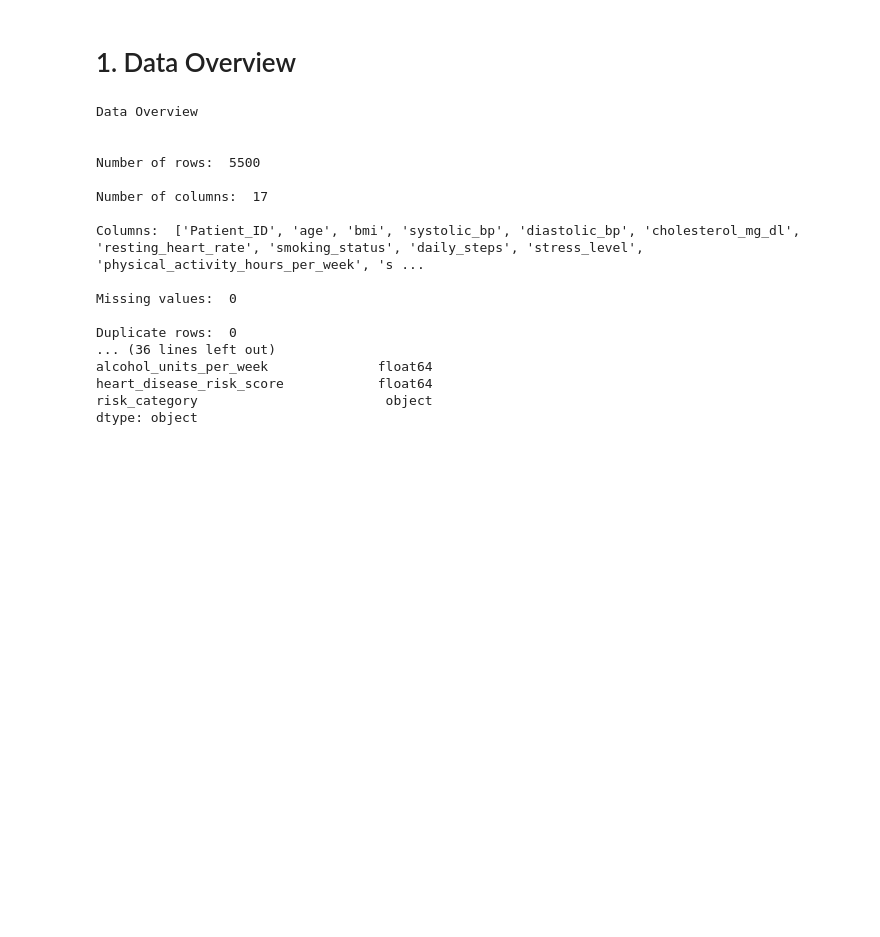
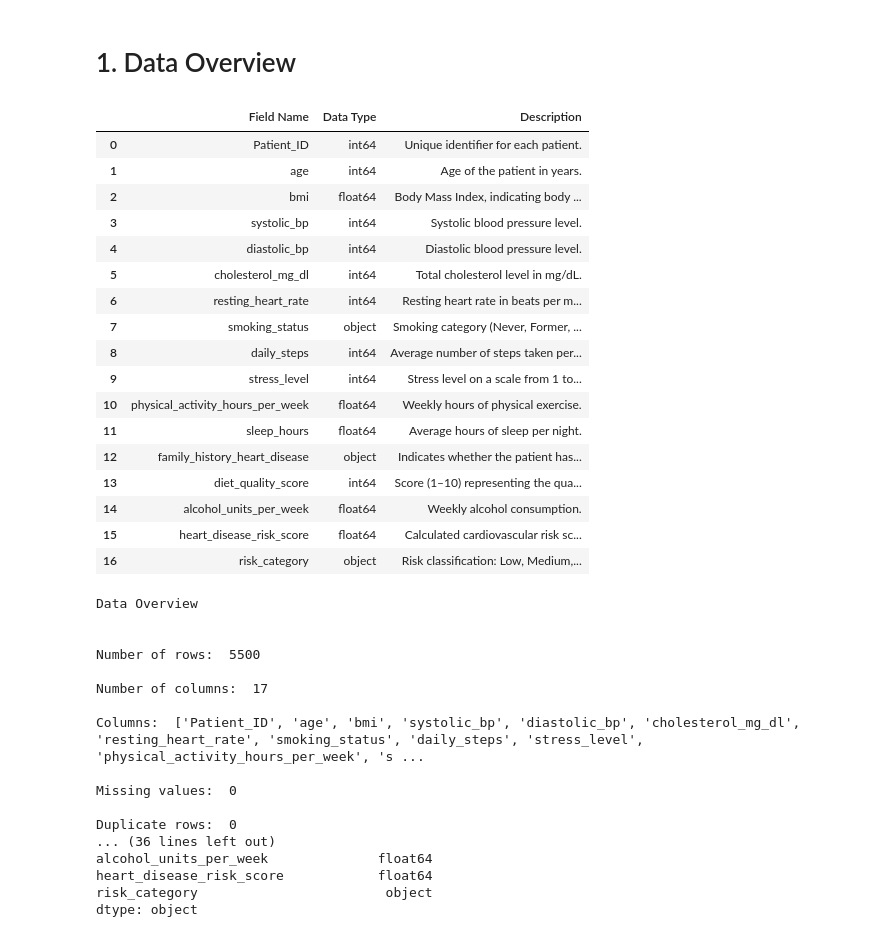
Before and after one commit to maxhaus31/Machine_Learning_HeartDiseaseDetection, a Jupyter notebook: 01_ExploratoryDataAnalysis.ipynb, the cells around one changed output. Saved outputs shown, nothing was run; the diff lists cells and outputs as text; code cells hidden in the pictures; blank space fills up the shorter version.

Commit message:
Merge Data Dictionary and EDA Notebooks

```diff
--- a/01_ExploratoryDataAnalysis.ipynb
+++ b/01_ExploratoryDataAnalysis.ipynb
@@ -22,6 +22,61 @@ df.head()
 | 4 | 5 | 46 | 25.3 | 139 | 87 | 206 | 69 | ... |
 # %% [markdown]
 # 1. Data Overview
+# %%
+# Create Data Dictionary
+data_dictionary = pd.DataFrame({
+    'Field Name': ["Patient_ID","age", "bmi", "systolic_bp", "diastolic_bp", "cholesterol_mg_dl",
+                   "resting_heart_rate", "smoking_status", "daily_steps", "stress_level",
+                   "physical_activity_hours_per_week", "sleep_hours", "family_history_heart_disease",
+                   "diet_quality_score", "alcohol_units_per_week", "heart_disease_risk_score", "risk_category"],
+})
+
+# Add Data Type
+data_dictionary['Data Type'] = data_dictionary['Field Name'].apply(lambda x: str(df[x].dtype))
+
+# Add Description
+descriptions = {
+    "Patient_ID": "Unique identifier for each patient.",
+    "age": "Age of the patient in years.",
+    "bmi": "Body Mass Index, indicating body fat based on height and weight.",
+    "systolic_bp": "Systolic blood pressure level.",
+    "diastolic_bp": "Diastolic blood pressure level.",
+    "cholesterol_mg_dl": "Total cholesterol level in mg/dL.",
+    "resting_heart_rate": "Resting heart rate in beats per minute.",
+    "smoking_status": "Smoking category (Never, Former, Current).",
+    "daily_steps": "Average number of steps taken per day.",
+    "stress_level": "Stress level on a scale from 1 to 10.",
+    "physical_activity_hours_per_week": "Weekly hours of physical exercise.",
+    "sleep_hours": "Average hours of sleep per night.",
+    "family_history_heart_disease": "Indicates whether the patient has a family history of heart disease.",
+    "diet_quality_score": "Score (1–10) representing the quality of diet.",
+    "alcohol_units_per_week": "Weekly alcohol consumption.",
+    "heart_disease_risk_score": "Calculated cardiovascular risk score (0–100).",
+    "risk_category": "Risk classification: Low, Medium, or High."
+}
+
+data_dictionary['Description'] = data_dictionary['Field Name'].map(descriptions)
+
+data_dictionary
+# %% [output]
+|  | Field Name | Data Type | Description |
+| 0 | Patient_ID | int64 | Unique identifier for each patient. |
+| 1 | age | int64 | Age of the patient in years. |
+| 2 | bmi | float64 | Body Mass Index, indicating body ... |
+| 3 | systolic_bp | int64 | Systolic blood pressure level. |
+| 4 | diastolic_bp | int64 | Diastolic blood pressure level. |
+| 5 | cholesterol_mg_dl | int64 | Total cholesterol level in mg/dL. |
+| 6 | resting_heart_rate | int64 | Resting heart rate in beats per m... |
+| 7 | smoking_status | object | Smoking category (Never, Former, ... |
+| 8 | daily_steps | int64 | Average number of steps taken per... |
+| 9 | stress_level | int64 | Stress level on a scale from 1 to... |
+| 10 | physical_activity_hours_per_week | float64 | Weekly hours of physical exercise. |
+| 11 | sleep_hours | float64 | Average hours of sleep per night. |
+| 12 | family_history_heart_disease | object | Indicates whether the patient has... |
+| 13 | diet_quality_score | int64 | Score (1–10) representing the qua... |
+| 14 | alcohol_units_per_week | float64 | Weekly alcohol consumption. |
+| 15 | heart_disease_risk_score | float64 | Calculated cardiovascular risk sc... |
+| 16 | risk_category | object | Risk classification: Low, Medium,... |
 # %%
 # Get an overview of the dataset
 
```
Also changed, not shown: 1 other file.
